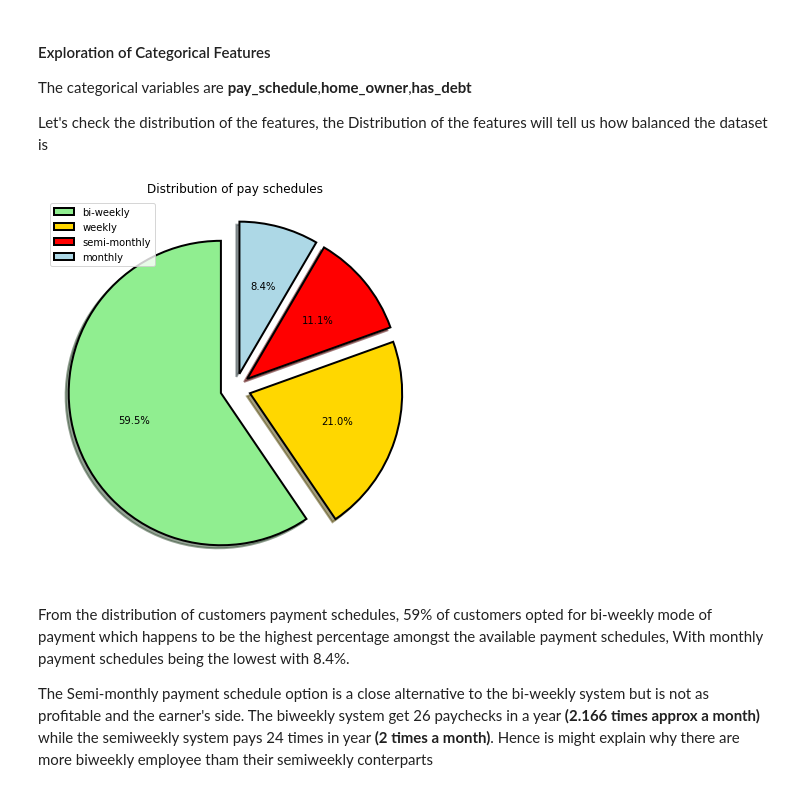
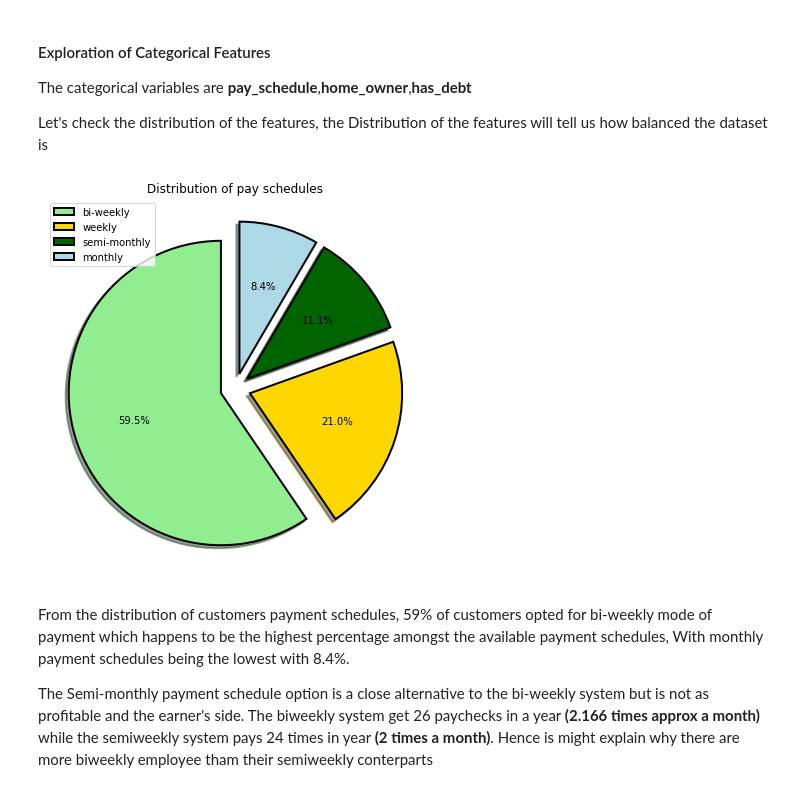
Before and after one commit to Apprentice-doa/DataFestAfrica-Hackathon--E-Process-Applicaton-Classification, a Jupyter notebook: Borrowme EDA.ipynb, the cells around one changed output. Drawn from its saved outputs; the diff is of its cells as text; code cells hidden in the pictures.

```diff
--- a/Borrowme EDA.ipynb
+++ b/Borrowme EDA.ipynb
@@ -105,18 +105,18 @@ Let's check the distribution of the features, the Distribution of the features w
 # %%
 #Distribution of pay_schedule
 
 fig = plt.figure(figsize = (7,7))
-colors = ('lightgreen', 'gold', 'red', 'lightblue')
+colors = ('lightgreen', 'gold', 'darkgreen', 'lightblue')
 labels = ('Positive', 'Neutral', 'Negative')
 wp = {'linewidth':2, 'edgecolor':'black'}
 tags = trainset['pay_schedule'].value_counts()
 explode = (0.1, 0.1, 0.1, 0.1)
 tags.plot(kind = 'pie', autopct = '%1.1f%%', shadow = True, colors = colors,
          startangle = 90, wedgeprops = wp, explode = explode, label = '', labels = None, legend = True)
 plt.title('Distribution of pay schedules')
 plt.show()
 # %% [output]
-[figure, old version]
+[figure, new version]
 # %% [markdown]
 From the distribution of customers payment schedules, 59% of customers opted for bi-weekly mode of payment which happens to be the highest percentage amongst the available payment schedules, With monthly payment schedules being the lowest with 8.4%.
 
```
Also changed, not shown: parts of 24 cells of this notebook.
